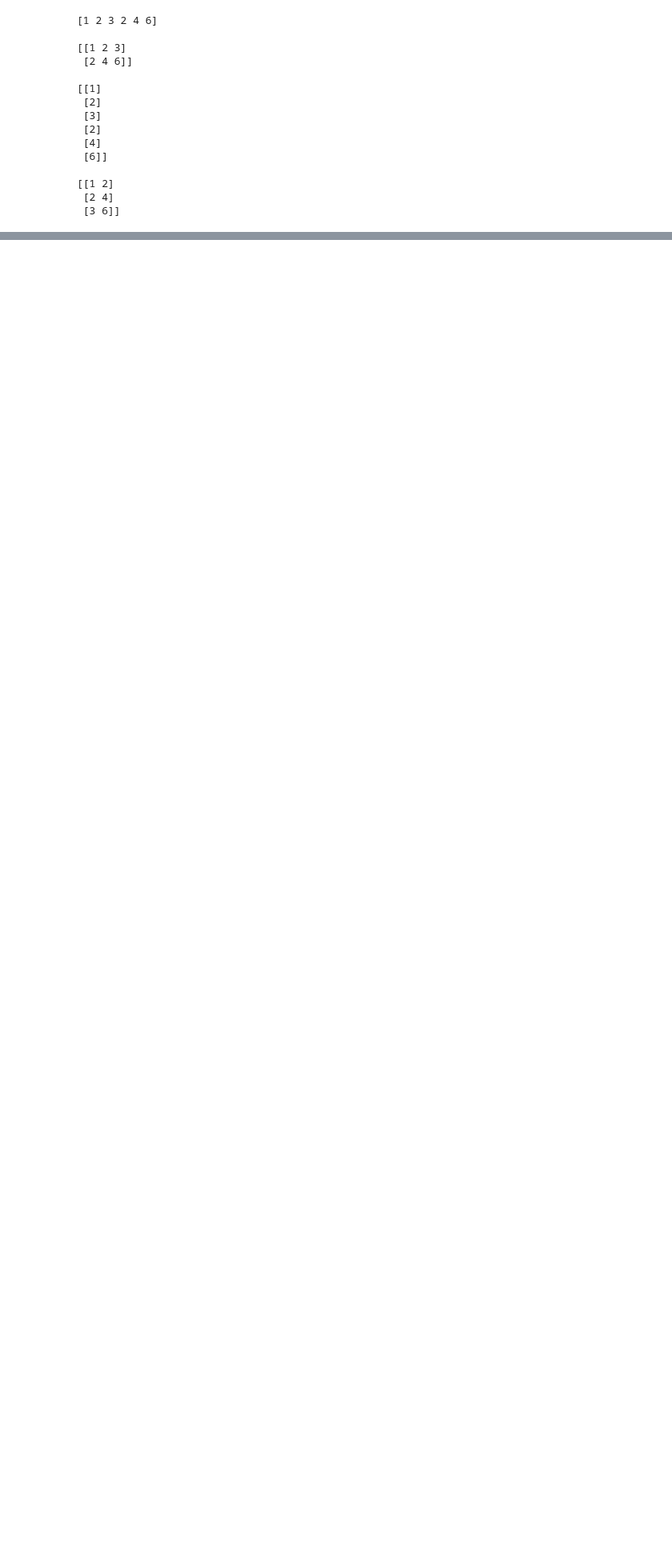
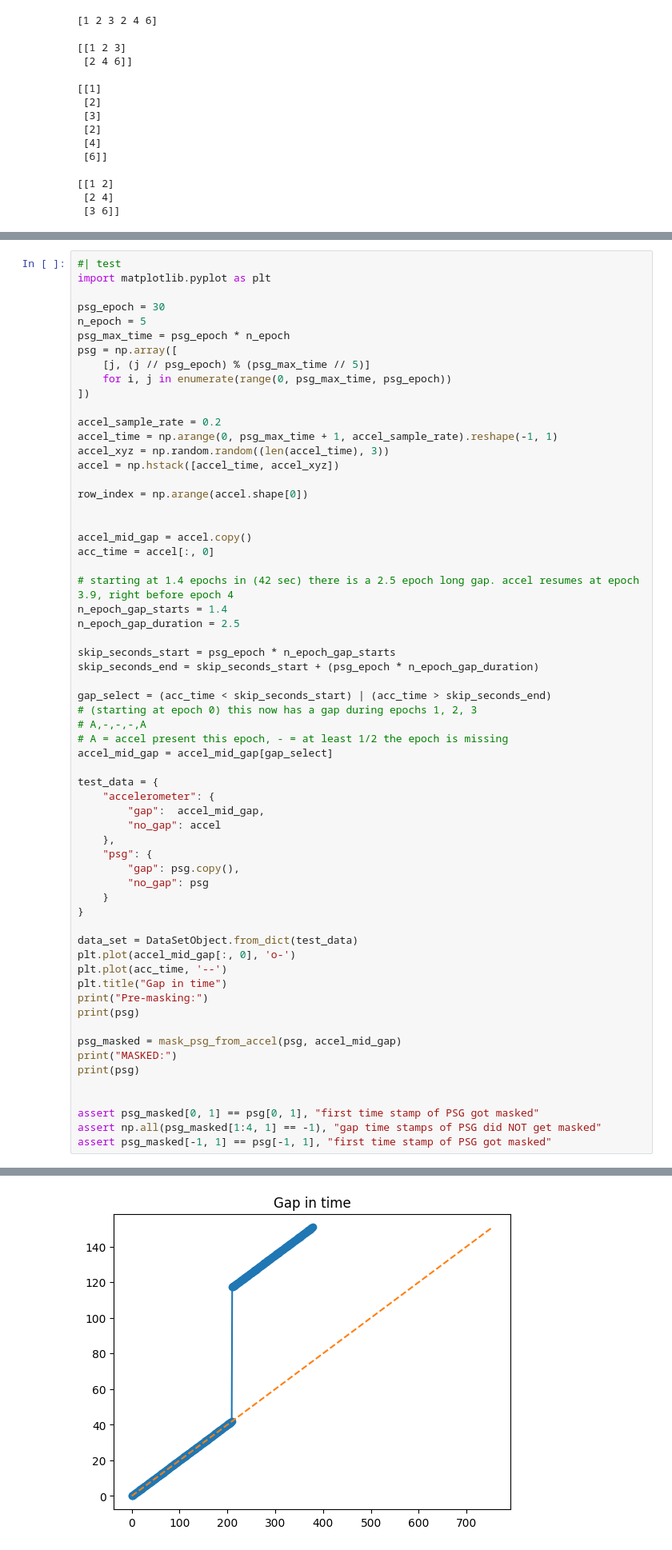
Before and after one commit to ftavella/pisces, a Jupyter notebook: nbs/01_data_sets.ipynb, the cells around one changed output, grey strips where cells are left out. Shown at 80% size. Cells and saved outputs as stored; diff of their text form; blank space fills up the shorter version.

Commit message:
move masking etc to data_sets. use in MO

```diff
--- a/nbs/01_data_sets.ipynb
+++ b/nbs/01_data_sets.ipynb
@@ -488,0 +628,63 @@ assert data_set.get_feature_data("accelerometer", "1").shape == (1 + int((psg_ma
+# %%
+#| test
+import matplotlib.pyplot as plt
+
+psg_epoch = 30
+n_epoch = 5
+psg_max_time = psg_epoch * n_epoch
+psg = np.array([
+    [j, (j // psg_epoch) % (psg_max_time // 5)]
+    for i, j in enumerate(range(0, psg_max_time, psg_epoch))
+])
+
+accel_sample_rate = 0.2
+accel_time = np.arange(0, psg_max_time + 1, accel_sample_rate).reshape(-1, 1)
+accel_xyz = np.random.random((len(accel_time), 3))
+accel = np.hstack([accel_time, accel_xyz])
+
+row_index = np.arange(accel.shape[0])
+
+
+accel_mid_gap = accel.copy()
+acc_time = accel[:, 0]
+
+# starting at 1.4 epochs in (42 sec) there is a 2.5 epoch long gap. accel resumes at epoch 3.9, right before epoch 4
+n_epoch_gap_starts = 1.4
+n_epoch_gap_duration = 2.5
+
+skip_seconds_start = psg_epoch * n_epoch_gap_starts
+skip_seconds_end = skip_seconds_start + (psg_epoch * n_epoch_gap_duration)
+
+gap_select = (acc_time < skip_seconds_start) | (acc_time > skip_seconds_end)
+# (starting at epoch 0) this now has a gap during epochs 1, 2, 3
+# A,-,-,-,A
+# A = accel present this epoch, - = at least 1/2 the epoch is missing
+accel_mid_gap = accel_mid_gap[gap_select]
+
+test_data = {
+    "accelerometer": {
+        "gap":  accel_mid_gap,
+        "no_gap": accel
+    },
+    "psg": {
+        "gap": psg.copy(),
+        "no_gap": psg
+    }
+}
+
+data_set = DataSetObject.from_dict(test_data)
+plt.plot(accel_mid_gap[:, 0], 'o-')
+plt.plot(acc_time, '--')
+plt.title("Gap in time")
+print("Pre-masking:")
+print(psg)
+
+psg_masked = mask_psg_from_accel(psg, accel_mid_gap)
+print("MASKED:")
+print(psg)
+
+
+assert psg_masked[0, 1] == psg[0, 1], "first time stamp of PSG got masked"
+assert np.all(psg_masked[1:4, 1] == -1), "gap time stamps of PSG did NOT get masked"
+assert psg_masked[-1, 1] == psg[-1, 1], "first time stamp of PSG got masked"
+# %% [output]
@@ -488,0 +703 @@ assert data_set.get_feature_data("accelerometer", "1").shape == (1 + int((psg_ma
+[figure, added]
```
Also changed, not shown: parts of 13 cells of this notebook, 4 other files.
